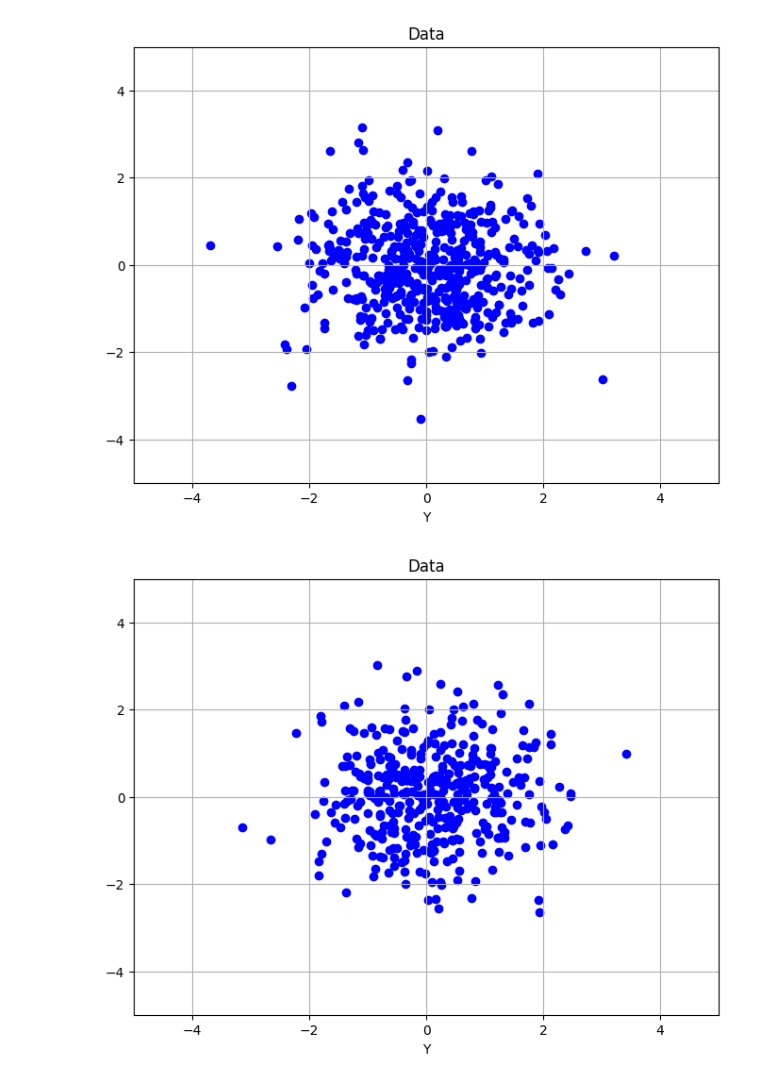
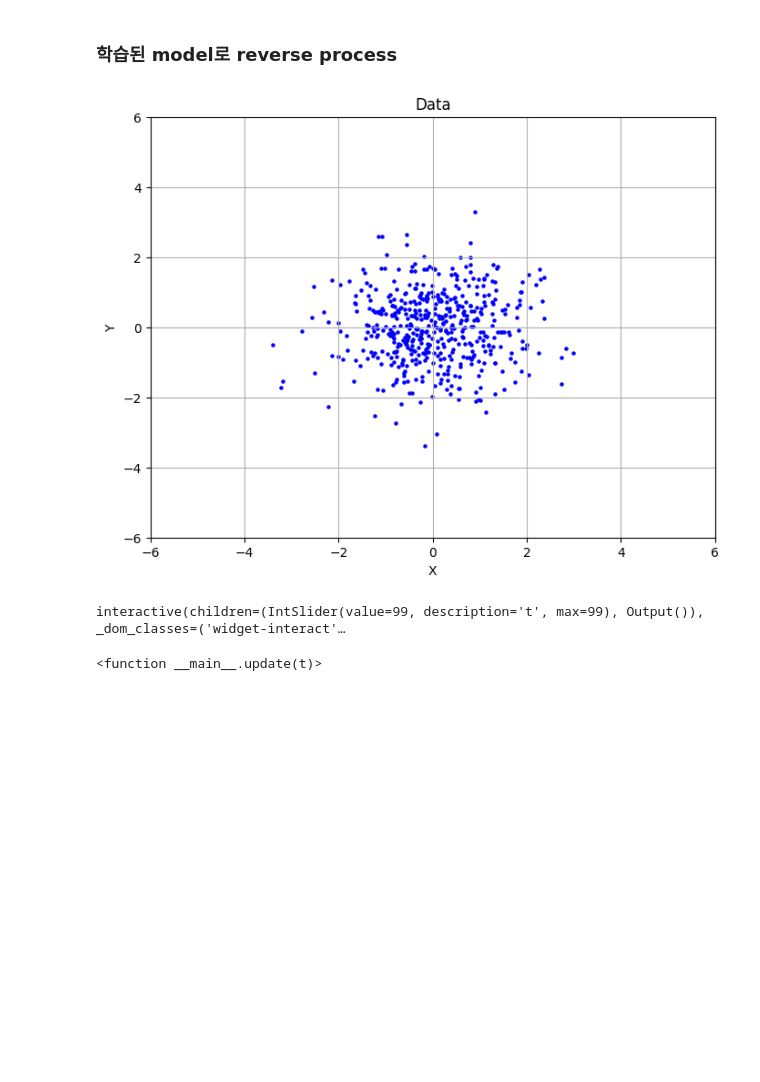
Before and after one commit to gudtjd82/aAIs_Internhip, a Jupyter notebook: diffusive_flow/diffusive_flow3.ipynb, the cells around one changed output. Drawn from its saved outputs; the diff is of its cells as text; code cells hidden in the pictures; blank space fills up the shorter version.

```diff
--- a/diffusive_flow/diffusive_flow3.ipynb
+++ b/diffusive_flow/diffusive_flow3.ipynb
@@ -191,0 +225,29 @@ alpha_bars = make_alpha_bars(min_beta, max_beta, t_range)
+# %%
+model = MyModel(embed_dim=64, hidden_dim=128, output_dim=2, t_range=t_range)
+# %%
+epochs = 100
+learning_rate = 0.1
+losses = []
+
+criterion = nn.MSELoss()
+optimizer = optim.SGD(model.parameters(), lr=learning_rate)
+for eopch in tqdm(range(epochs), desc='Training Epochs'):
+    for t in range(t_range):
+        optimizer.zero_grad()
+
+        data = torch.randn((datanum,2))
+
+        # t = torch.randint(0, t_range, (1,)).item()
+
+        eta = torch.randn_like(data)
+        xT = diffuse_x(data, t, alpha_bars, eta=eta)
+
+        ouput = model(xT, t)
+
+        eta_for_obj = (1/(1-alpha_bars[t])) * (xT - alpha_bars[t] * data)
+        loss = criterion(ouput.to(device), eta.to(device))
+
+        losses.append(loss.item())
+        loss.backward()
+        optimizer.step()
+        # loss = criterion(eta_for_obj.to(device), ouput.to(device))
@@ -191,0 +258,31 @@ alpha_bars = make_alpha_bars(min_beta, max_beta, t_range)
+# %% [markdown]
+### 학습된 model로 reverse process
+# %%
+# mean = np.array([0, 0])
+# cov = np.array([[.1, 0.01], [0.01, .1]])
+# data = torch.tensor(make_sample_data_2d(mean, cov, 300))
+data = torch.empty((datanum, 2)).normal_()
+
+display(draw_data(data, 6))
+
+xTs = [data.clone().detach().cpu().numpy()]
+
+model.eval()
+
+for t in range(t_range-1, -1, -1):
+    xT_1 = (1 / alphas[t].sqrt())*(data - (betas[t] / (1-alpha_bars[t]).sqrt()) * model(data, t))
+
+    xTs.append(xT_1.clone().detach().cpu().numpy())
+# %% [output]
+[figure, added]
+# %%
+t_slider = widgets.IntSlider(value=t_range-1, min=0, max=t_range-1, step=1, description='t')
+def update(t):
+    with torch.no_grad():
+        fig = draw_data(xTs[t], 3, title_str="X_T at T = {}".format(t))
+        display(fig)
+
+widgets.interact(update, t=t_slider)
+# %% [output]
+interactive(children=(IntSlider(value=99, description='t', max=99), Output()), _dom_classes=('widget-interact'…
+<function __main__.update(t)>
@@ -203,13 +322,3 @@ for i, data in enumerate(training_data):
 # loaded = np.load('xTs_and_vfs.npz')
 # xTs = loaded['xTs']
 # training_data = loaded['training_data']
-# %%
-# draw_vector_field(grid_points, training_data[0], title='training_data1')
-# draw_vector_field(grid_points, training_data[499], title='training_data1')
-
-draw_data(xTs[0], 5)
-x1 = diffuse_x0(data, 499, alpha_bars)
-draw_data(x1, 5)
-# %% [output]
-[figure, removed]
-[figure, removed]
```
Also changed, not shown: parts of 18 cells of this notebook, 5 other files.
